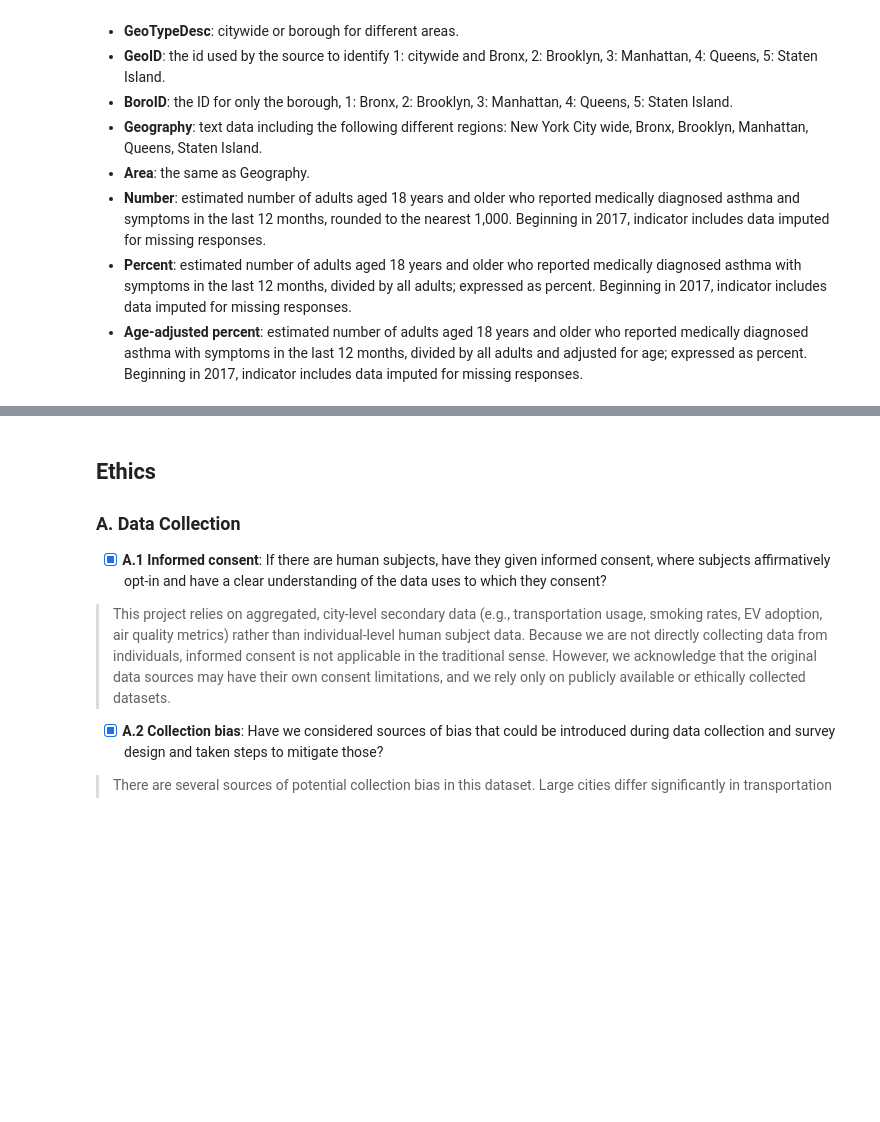
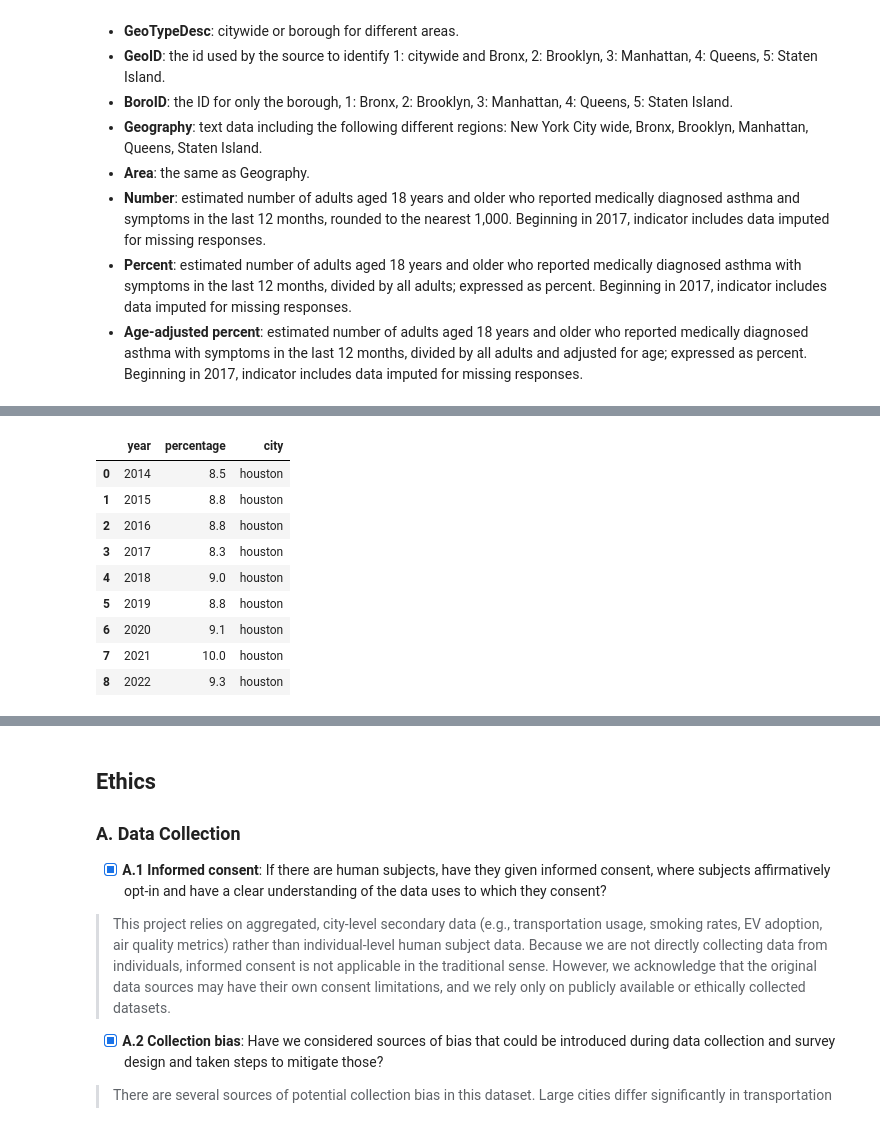
Before and after one commit to COGS108/Group026_WI26, a Jupyter notebook: 01-DataCheckpoint.ipynb, the cells around one changed output, grey strips where cells are left out. Cells and saved outputs as stored; diff of their text form; code cells hidden in the pictures; blank space fills up the shorter version.

```diff
--- a/01-DataCheckpoint.ipynb
+++ b/01-DataCheckpoint.ipynb
@@ -558,0 +537,20 @@ new_df
+# %%
+# load the file from directory
+ht_asthma_data = 'data/00-raw/Texas_Adults_With_Current_Asthma.xlsx'
+
+ht_df = pd.read_excel(ht_asthma_data)
+ht_df['city'] = 'houston'
+ht_df['percentage'] = ht_df['percentage']*100
+ht_df = ht_df.drop(['population', 'number'], axis=1)
+ht_df
+# %% [output]
+|  | year | percentage | city |
+| 0 | 2014 | 8.5 | houston |
+| 1 | 2015 | 8.8 | houston |
+| 2 | 2016 | 8.8 | houston |
+| 3 | 2017 | 8.3 | houston |
+| 4 | 2018 | 9.0 | houston |
+| 5 | 2019 | 8.8 | houston |
+| 6 | 2020 | 9.1 | houston |
+| 7 | 2021 | 10.0 | houston |
+| 8 | 2022 | 9.3 | houston |
```
Also changed, not shown: parts of 16 cells of this notebook, 1 other file.
